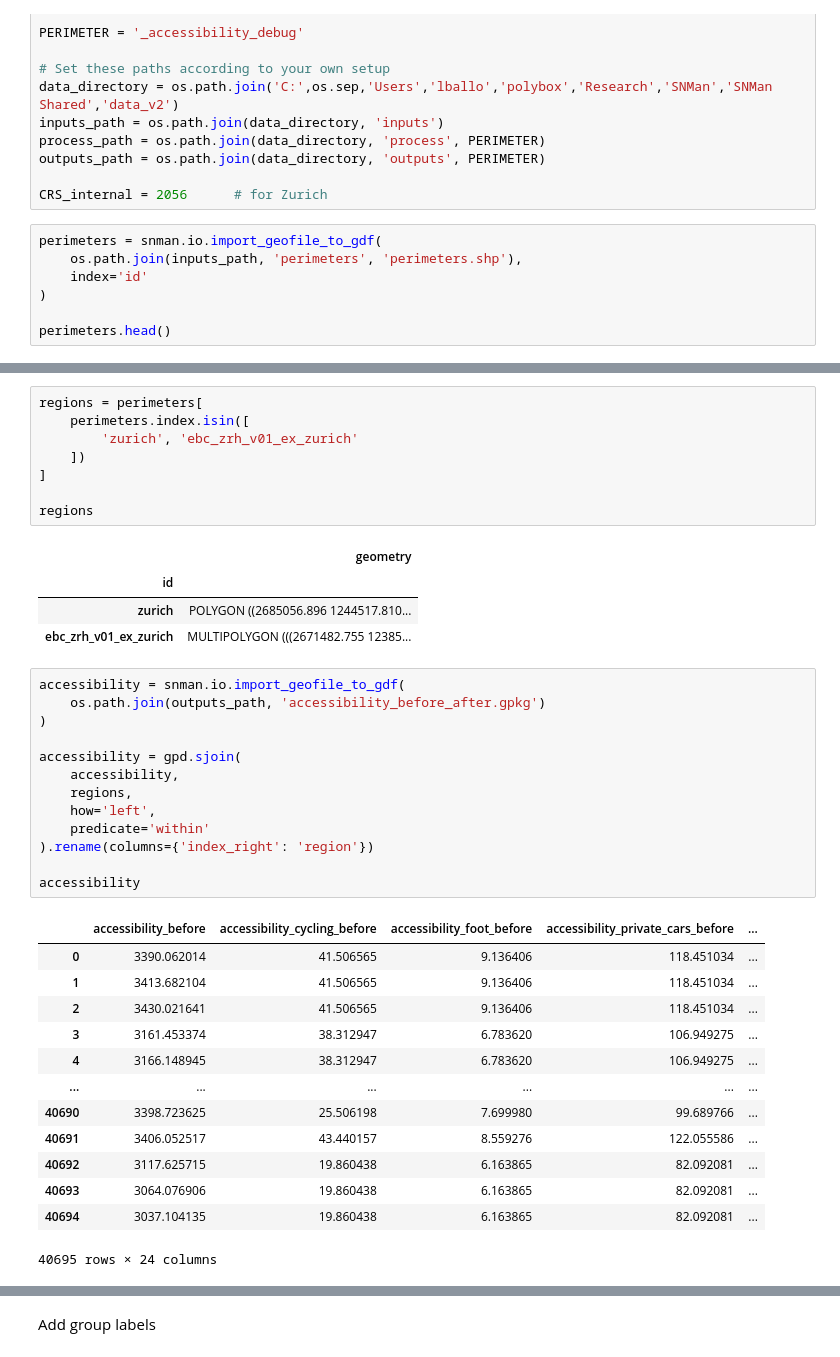
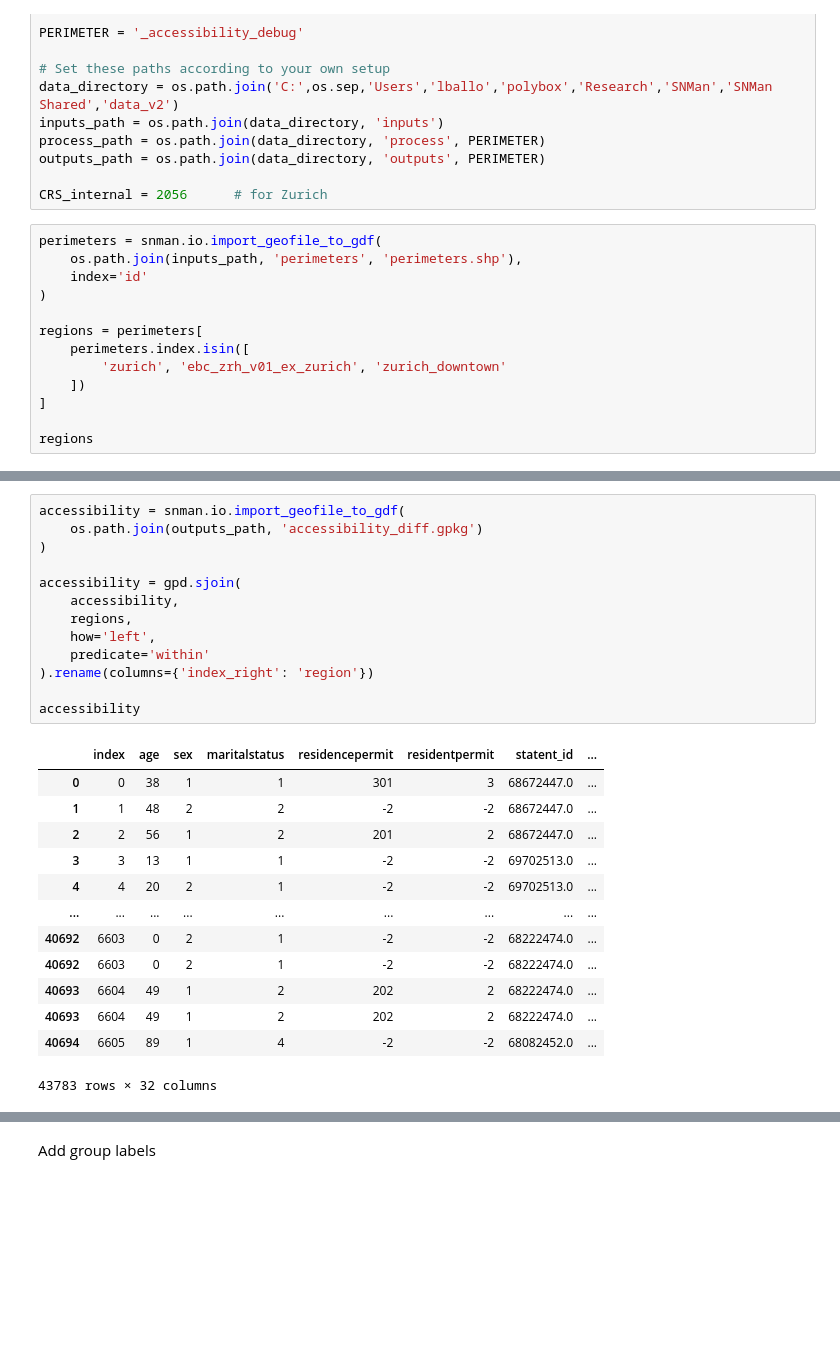
Before and after one commit to lukasballo/snman, a Jupyter notebook: scripts_accessibility_paper/results_table.ipynb, the cells around one changed output, grey strips where cells are left out. Drawn from its saved outputs; the diff is of its cells as text; blank space fills up the shorter version.

```diff
--- a/scripts_accessibility_paper/results_table.ipynb
+++ b/scripts_accessibility_paper/results_table.ipynb
@@ -27,7 +29,13 @@ perimeters = snman.io.import_geofile_to_gdf(
     index='id'
 )
 
-perimeters.head()
+regions = perimeters[
+    perimeters.index.isin([
+        'zurich', 'ebc_zrh_v01_ex_zurich', 'zurich_downtown'
+    ])
+]
+
+regions
 # %% [output]
 |  | geometry |
 | id |  |
@@ -39,40 +45,27 @@ perimeters.head()
-# %%
-regions = perimeters[
-    perimeters.index.isin([
-        'zurich', 'ebc_zrh_v01_ex_zurich'
-    ])
-]
-
-regions
-# %% [output]
-|  | geometry |
-| id |  |
-| zurich | POLYGON ((2685056.896 1244517.810... |
-| ebc_zrh_v01_ex_zurich | MULTIPOLYGON (((2671482.755 12385... |
 # %%
 accessibility = snman.io.import_geofile_to_gdf(
-    os.path.join(outputs_path, 'accessibility_before_after.gpkg')
+    os.path.join(outputs_path, 'accessibility_diff.gpkg')
 )
 
 accessibility = gpd.sjoin(
     accessibility,
     regions,
     how='left',
     predicate='within'
 ).rename(columns={'index_right': 'region'})
 
 accessibility
 # %% [output]
-|  | accessibility_before | accessibility_cycling_before | accessibility_foot_before | accessibility_private_cars_before | ... |
-| 0 | 3390.062014 | 41.506565 | 9.136406 | 118.451034 | ... |
-| 1 | 3413.682104 | 41.506565 | 9.136406 | 118.451034 | ... |
-| 2 | 3430.021641 | 41.506565 | 9.136406 | 118.451034 | ... |
-| 3 | 3161.453374 | 38.312947 | 6.783620 | 106.949275 | ... |
-| 4 | 3166.148945 | 38.312947 | 6.783620 | 106.949275 | ... |
-| ... | ... | ... | ... | ... | ... |
-| 40690 | 3398.723625 | 25.506198 | 7.699980 | 99.689766 | ... |
-| 40691 | 3406.052517 | 43.440157 | 8.559276 | 122.055586 | ... |
-| 40692 | 3117.625715 | 19.860438 | 6.163865 | 82.092081 | ... |
-| 40693 | 3064.076906 | 19.860438 | 6.163865 | 82.092081 | ... |
-| 40694 | 3037.104135 | 19.860438 | 6.163865 | 82.092081 | ... |
+|  | index | age | sex | maritalstatus | residencepermit | residentpermit | statent_id | ... |
+| 0 | 0 | 38 | 1 | 1 | 301 | 3 | 68672447.0 | ... |
+| 1 | 1 | 48 | 2 | 2 | -2 | -2 | 68672447.0 | ... |
+| 2 | 2 | 56 | 1 | 2 | 201 | 2 | 68672447.0 | ... |
+| 3 | 3 | 13 | 1 | 1 | -2 | -2 | 69702513.0 | ... |
+| 4 | 4 | 20 | 2 | 1 | -2 | -2 | 69702513.0 | ... |
+| ... | ... | ... | ... | ... | ... | ... | ... | ... |
+| 40692 | 6603 | 0 | 2 | 1 | -2 | -2 | 68222474.0 | ... |
+| 40692 | 6603 | 0 | 2 | 1 | -2 | -2 | 68222474.0 | ... |
+| 40693 | 6604 | 49 | 1 | 2 | 202 | 2 | 68222474.0 | ... |
+| 40693 | 6604 | 49 | 1 | 2 | 202 | 2 | 68222474.0 | ... |
+| 40694 | 6605 | 89 | 1 | 4 | -2 | -2 | 68082452.0 | ... |
-40695 rows × 24 columns
+43783 rows × 32 columns
```
Also changed, not shown: parts of 5 cells of this notebook, 5 other files.
